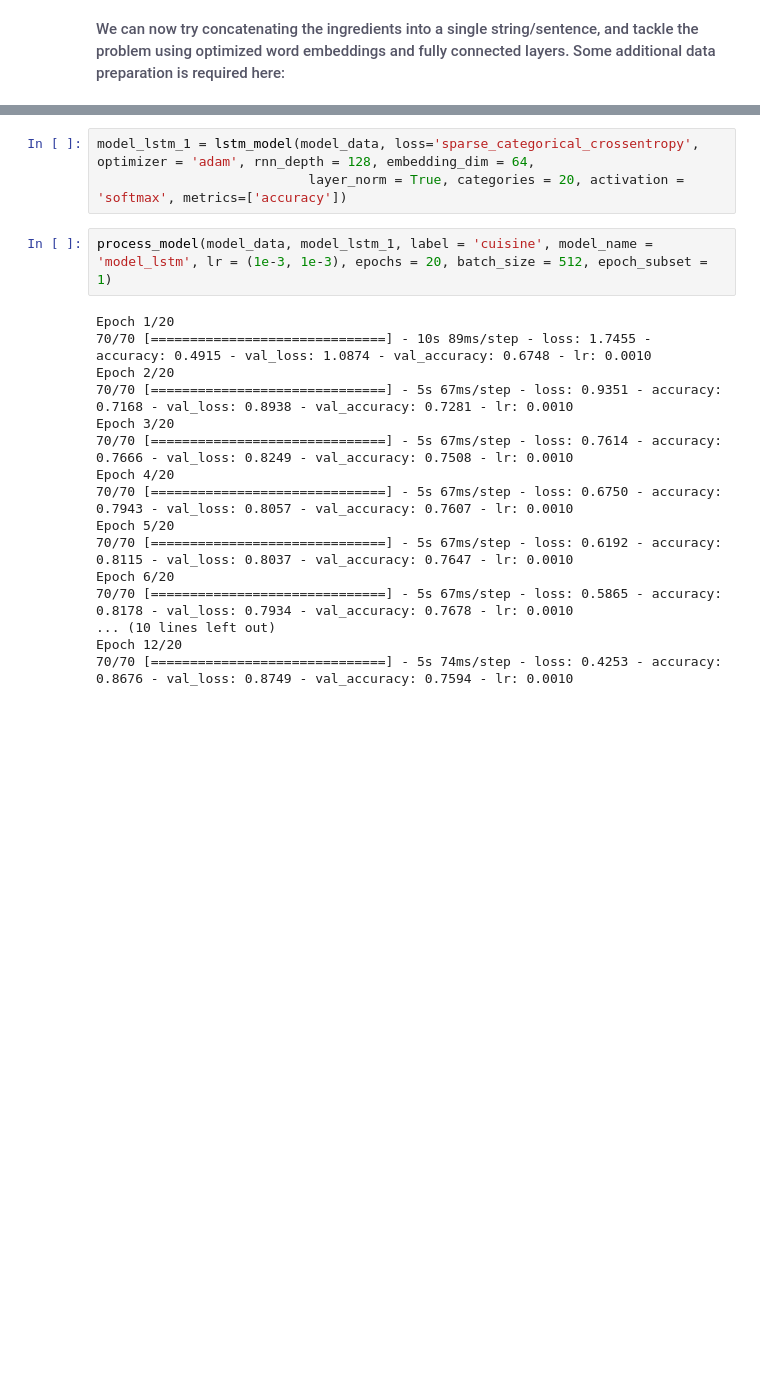
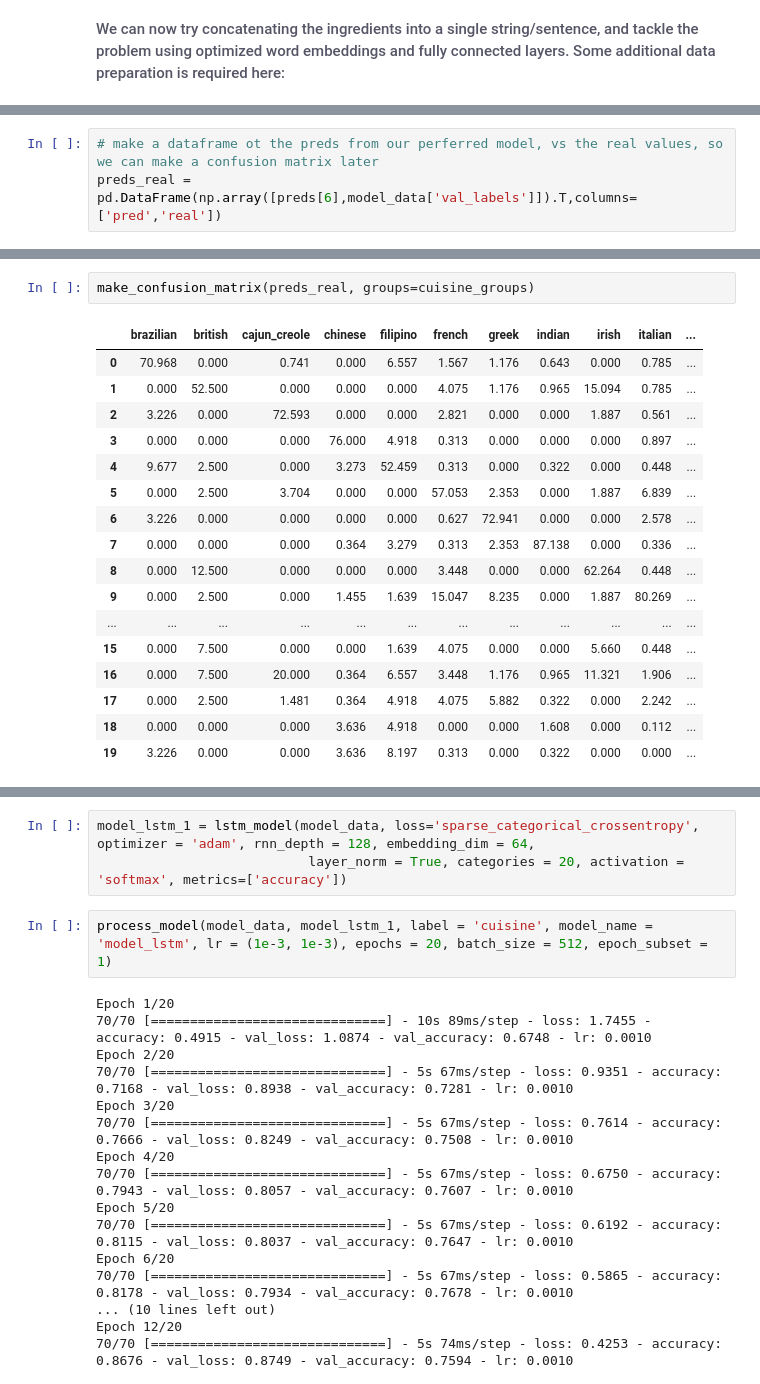
Before and after one commit to harveyhwm/kaggle-whats-cooking, a Jupyter notebook: kaggle-whats-cooking.ipynb, the cells around one changed output, grey strips where cells are left out. Saved outputs shown, nothing was run; the diff lists cells and outputs as text; blank space fills up the shorter version.

```diff
--- a/kaggle-whats-cooking.ipynb
+++ b/kaggle-whats-cooking.ipynb
@@ -939,0 +1078,3 @@ model_data_onehot = text_prepare(train_df[['recipe_clean','cuisine']], num_words
+# %%
+# make a dataframe ot the preds from our perferred model, vs the real values, so we can make a confusion matrix later
+preds_real = pd.DataFrame(np.array([preds[6],model_data['val_labels']]).T,columns=['pred','real'])
@@ -939,0 +1181,20 @@ model_data_onehot = text_prepare(train_df[['recipe_clean','cuisine']], num_words
+# %%
+make_confusion_matrix(preds_real, groups=cuisine_groups)
+# %% [output]
+|  | brazilian | british | cajun_creole | chinese | filipino | french | greek | indian | irish | italian | ... |
+| 0 | 70.968 | 0.000 | 0.741 | 0.000 | 6.557 | 1.567 | 1.176 | 0.643 | 0.000 | 0.785 | ... |
+| 1 | 0.000 | 52.500 | 0.000 | 0.000 | 0.000 | 4.075 | 1.176 | 0.965 | 15.094 | 0.785 | ... |
+| 2 | 3.226 | 0.000 | 72.593 | 0.000 | 0.000 | 2.821 | 0.000 | 0.000 | 1.887 | 0.561 | ... |
+| 3 | 0.000 | 0.000 | 0.000 | 76.000 | 4.918 | 0.313 | 0.000 | 0.000 | 0.000 | 0.897 | ... |
+| 4 | 9.677 | 2.500 | 0.000 | 3.273 | 52.459 | 0.313 | 0.000 | 0.322 | 0.000 | 0.448 | ... |
+| 5 | 0.000 | 2.500 | 3.704 | 0.000 | 0.000 | 57.053 | 2.353 | 0.000 | 1.887 | 6.839 | ... |
+| 6 | 3.226 | 0.000 | 0.000 | 0.000 | 0.000 | 0.627 | 72.941 | 0.000 | 0.000 | 2.578 | ... |
+| 7 | 0.000 | 0.000 | 0.000 | 0.364 | 3.279 | 0.313 | 2.353 | 87.138 | 0.000 | 0.336 | ... |
+| 8 | 0.000 | 12.500 | 0.000 | 0.000 | 0.000 | 3.448 | 0.000 | 0.000 | 62.264 | 0.448 | ... |
+| 9 | 0.000 | 2.500 | 0.000 | 1.455 | 1.639 | 15.047 | 8.235 | 0.000 | 1.887 | 80.269 | ... |
+| ... | ... | ... | ... | ... | ... | ... | ... | ... | ... | ... | ... |
+| 15 | 0.000 | 7.500 | 0.000 | 0.000 | 1.639 | 4.075 | 0.000 | 0.000 | 5.660 | 0.448 | ... |
+| 16 | 0.000 | 7.500 | 20.000 | 0.364 | 6.557 | 3.448 | 1.176 | 0.965 | 11.321 | 1.906 | ... |
+| 17 | 0.000 | 2.500 | 1.481 | 0.364 | 4.918 | 4.075 | 5.882 | 0.322 | 0.000 | 2.242 | ... |
+| 18 | 0.000 | 0.000 | 0.000 | 3.636 | 4.918 | 0.000 | 0.000 | 1.608 | 0.000 | 0.112 | ... |
+| 19 | 3.226 | 0.000 | 0.000 | 3.636 | 8.197 | 0.313 | 0.000 | 0.322 | 0.000 | 0.000 | ... |
```
Also changed, not shown: parts of 72 cells of this notebook, 4 other files.
